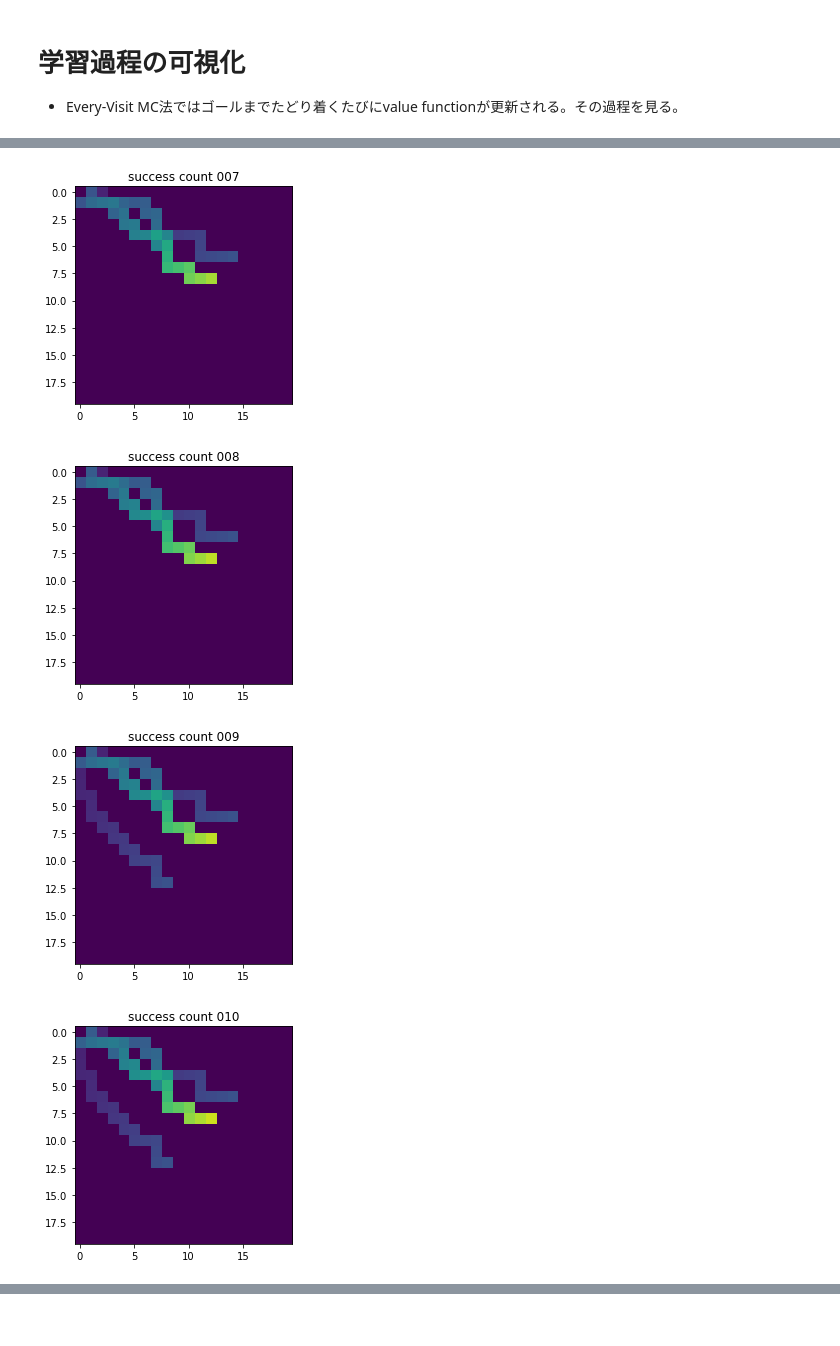
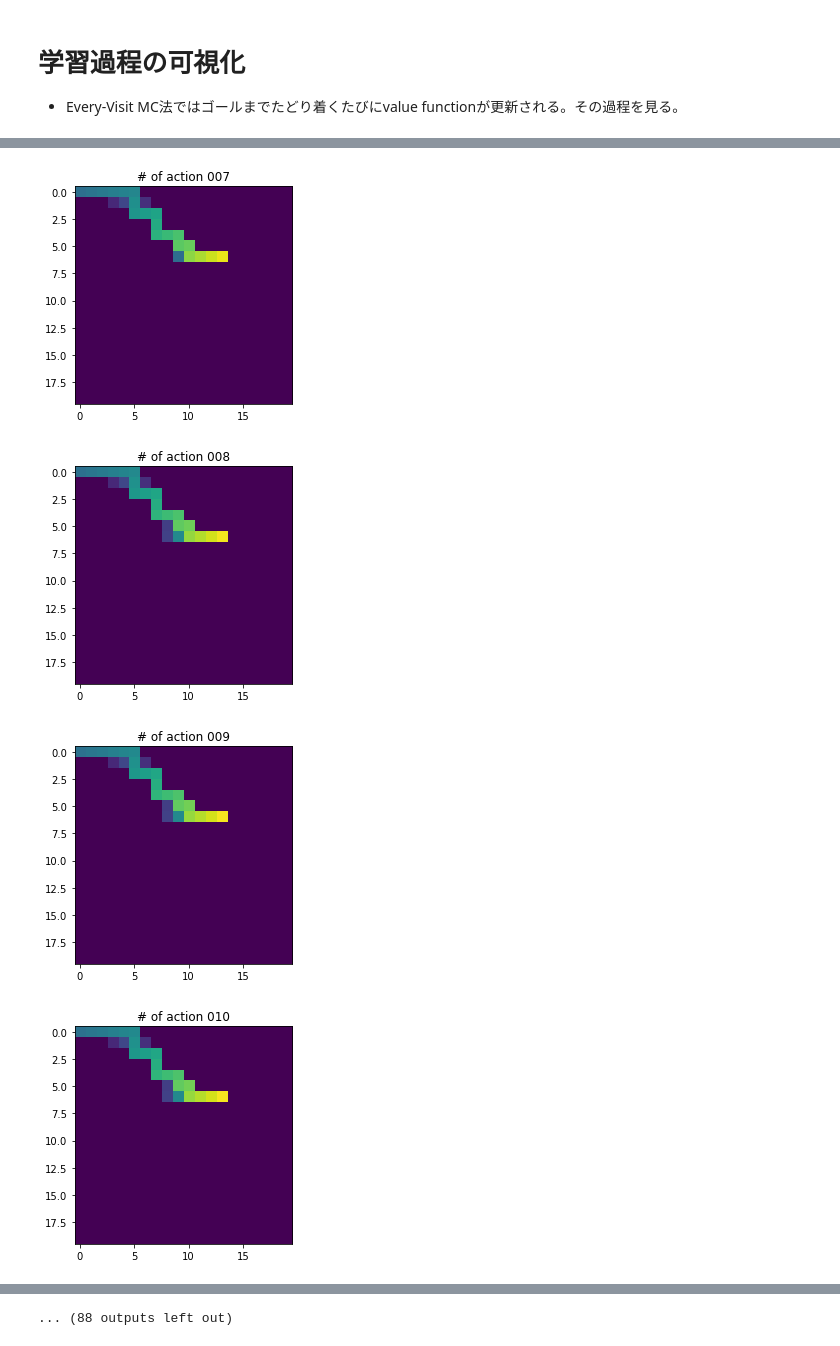
Before and after one commit to kruho/BlindCliffwalk, a Jupyter notebook: 01_EveryVisitMC.ipynb, the cells around one changed output, grey strips where cells are left out. Saved outputs shown, nothing was run; the diff lists cells and outputs as text; code cells hidden in the pictures.

```diff
--- a/01_EveryVisitMC.ipynb
+++ b/01_EveryVisitMC.ipynb
@@ -74,24 +81,39 @@ isSuccessed = False
 
 value_table = np.zeros_like(value_table) # state valueの初期化（念のためループ直前でも初期化する）
 try:
+    count = 0
     for i in tqdm(range(mc_step)):
         # 状態の初期化
-        state = np.zeros(2, dtype=int)
+        current_state = np.zeros(2, dtype=int)
 
         status = 0
         stacked_states = []
         stacked_rewards = []
         while status >= 0:
-            # ランダムな行動を取る。
-            action = env.random_action()
+            # state valueが最大となる行動を取る（まだ遷移させない）。
+            if np.random.random(1) > epsilon:
+                action_candidates = [[0,1], [1,0]]
+                next_state_1, _, _ = env.do_action(current_state, action_candidates[0])
+                next_state_2, _, _ = env.do_action(current_state, action_candidates[1])
+                v1 = value_table[next_state_1[0], next_state_1[1]]
+                v2 = value_table[next_state_2[0], next_state_2[1]]
+                v_candidates = np.array([v1,v2])
+                action = action_candidates[v_candidates.argmax()]
+            else:
+                action = env.random_action()
 
             # 状態の遷移（マス目の移動）
-            state = env.transition(state, action)
+#            state = env.transition(state, action)
 
-            # 報酬の計算
-            reward, status = env.get_reward(state)
-            stacked_states.append(state)
+            # 行動に対する報酬と遷移後の状態の計算
+            next_state, reward, status = env.do_action(current_state, action)
+
+            # 現在の状態と得られた報酬の保存（エピソード終了後に破棄）
+            stacked_states.append(current_state)
             stacked_rewards.append(reward)
+
+            # 状態の遷移（マス目の移動）
+            current_state = next_state
 
             if status==1:
                 '''
@@ -109,7 +131,14 @@ try:
 
                 # state valueが更新されるたびにその値を保存しておく（学習過程の可視化のため）。
                 # なお、np.copy()を使わないとリスト中のすべてのvalue_tableが同じ値になってしまう。
-                stacked_value_table.append(np.copy(value_table))
+#                stacked_value_table.append(np.copy(value_table))
+
+            if isSuccessed:
+#            if True:
+                count += 1
+                if count==save_interval:
+                    stacked_value_table.append(np.copy(value_table))
+                    count = 0
 
         if len(stacked_value_table)==max_update:
             raise Exception
@@ -133,8 +162,8 @@ if isSuccessed:
 # %%
-for i,v in enumerate(stacked_value_table):
+for i,v in enumerate(stacked_value_table[:200]):
     plt.imshow(v, interpolation='nearest')
     plt.clim(0,1)
-    plt.title('success count '+str(i).zfill(3))
+    plt.title('# of action '+str(i).zfill(3))
     plt.savefig('EVMC_iter_'+str(i).zfill(3)+'.png')
     plt.show()
 # %% [output]
@@ -148,4 +177,4 @@ for i,v in enumerate(stacked_value_table):
-[figure, old version]
+[figure, new version]
-[figure, old version]
+[figure, new version]
-[figure, old version]
+[figure, new version]
-[figure, old version]
+[figure, new version]
@@ -151,0 +182 @@ for i,v in enumerate(stacked_value_table):
+... (88 outputs left out)
```
Also changed, not shown: parts of 6 cells of this notebook, 3 other files.
